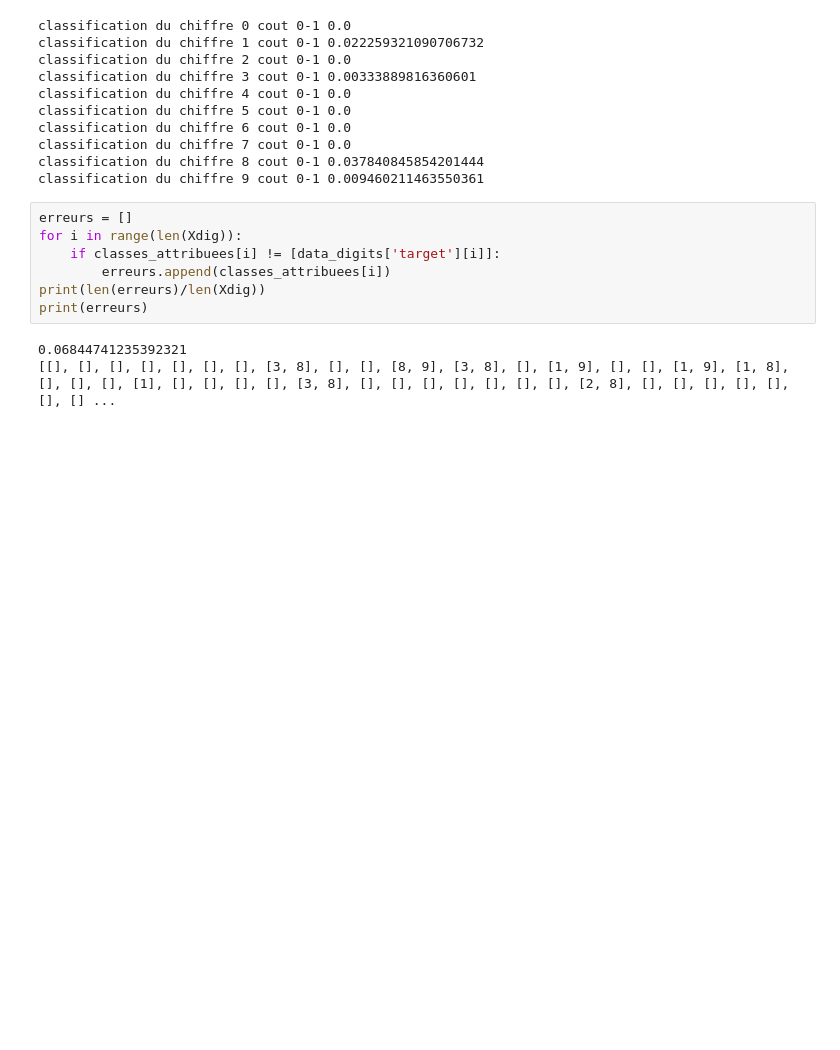
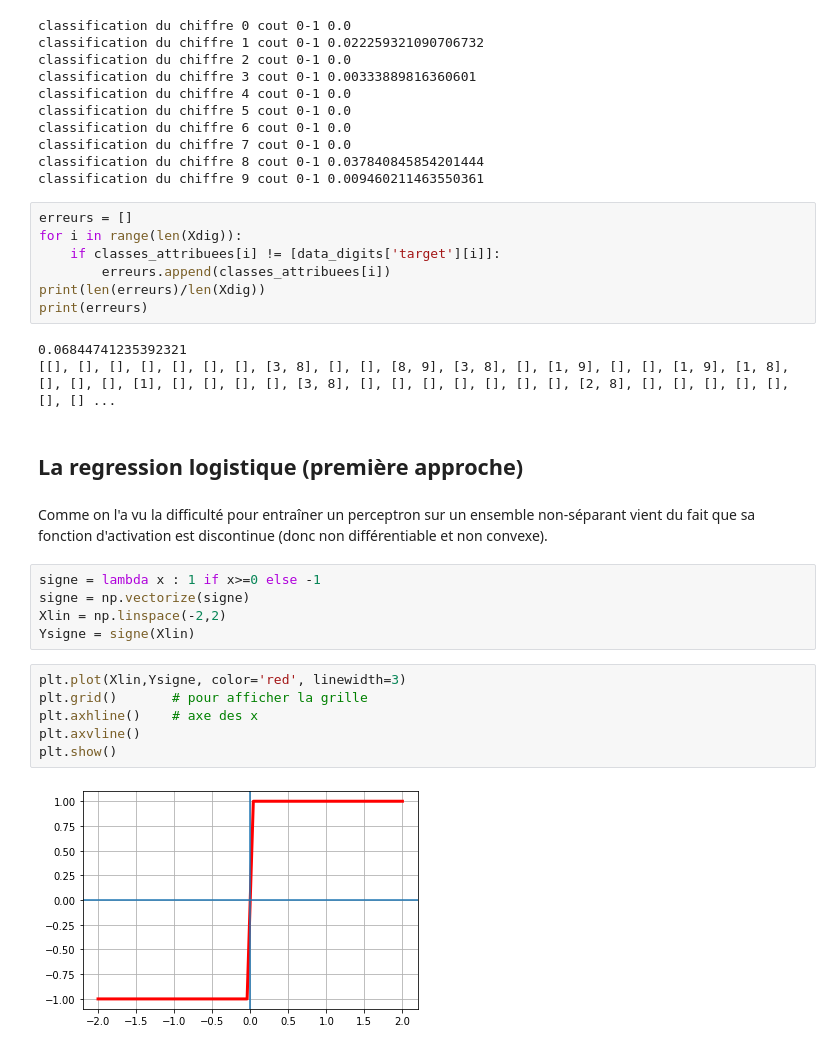
Before and after one commit to DrAlgo/apprentissage_m2_amis, a Jupyter notebook: jupyter/6_perceptron.ipynb, the cells around one changed output. Saved outputs shown, nothing was run; the diff lists cells and outputs as text; blank space fills up the shorter version.

```diff
--- a/jupyter/6_perceptron.ipynb
+++ b/jupyter/6_perceptron.ipynb
@@ -711,3 +715,20 @@ print(erreurs)
 # %% [output]
 0.06844741235392321
 [[], [], [], [], [], [], [], [3, 8], [], [], [8, 9], [3, 8], [], [1, 9], [], [], [1, 9], [1, 8], [], [], [], [1], [], [], [], [], [3, 8], [], [], [], [], [], [], [], [2, 8], [], [], [], [], [], [], [] ...
+# %% [markdown]
+## La regression logistique (première approche)
+# %% [markdown]
+Comme on l'a vu la difficulté pour entraîner un perceptron sur un ensemble non-séparant vient du fait que sa fonction d'activation est discontinue (donc non différentiable et non convexe).
+# %%
+signe = lambda x : 1 if x>=0 else -1
+signe = np.vectorize(signe)
+Xlin = np.linspace(-2,2)
+Ysigne = signe(Xlin)
+# %%
+plt.plot(Xlin,Ysigne, color='red', linewidth=3)
+plt.grid()       # pour afficher la grille
+plt.axhline()    # axe des x
+plt.axvline()
+plt.show()
+# %% [output]
+[figure, added]
```
Also changed, not shown: parts of 11 cells of this notebook, 1 other file.
